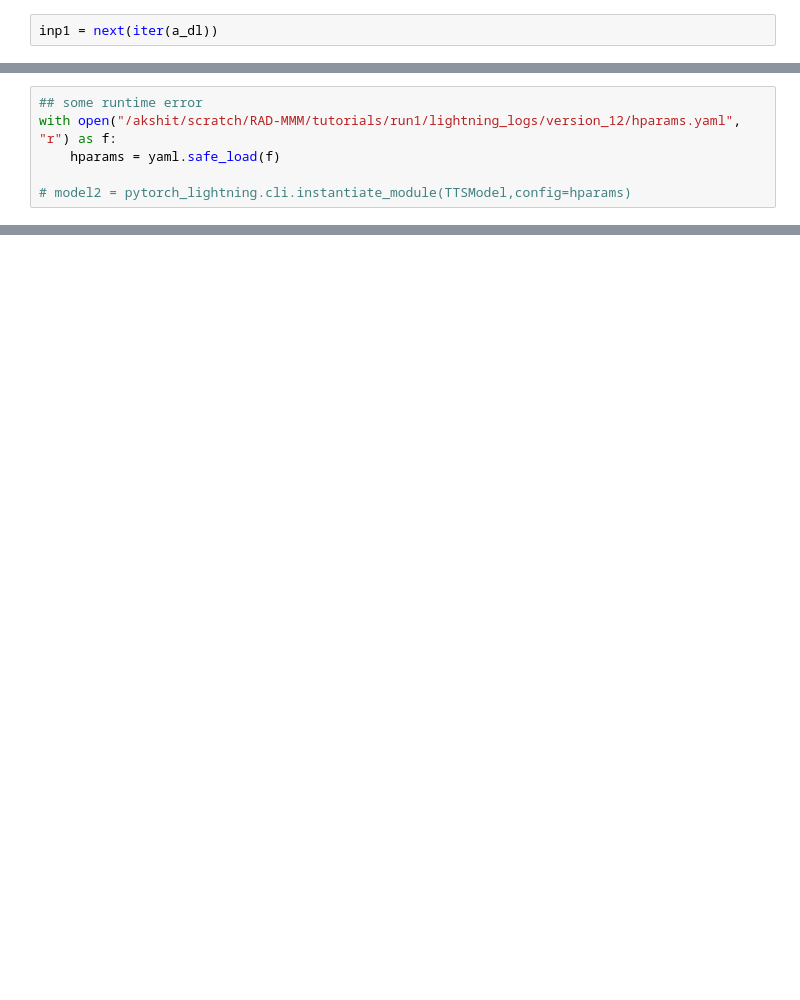
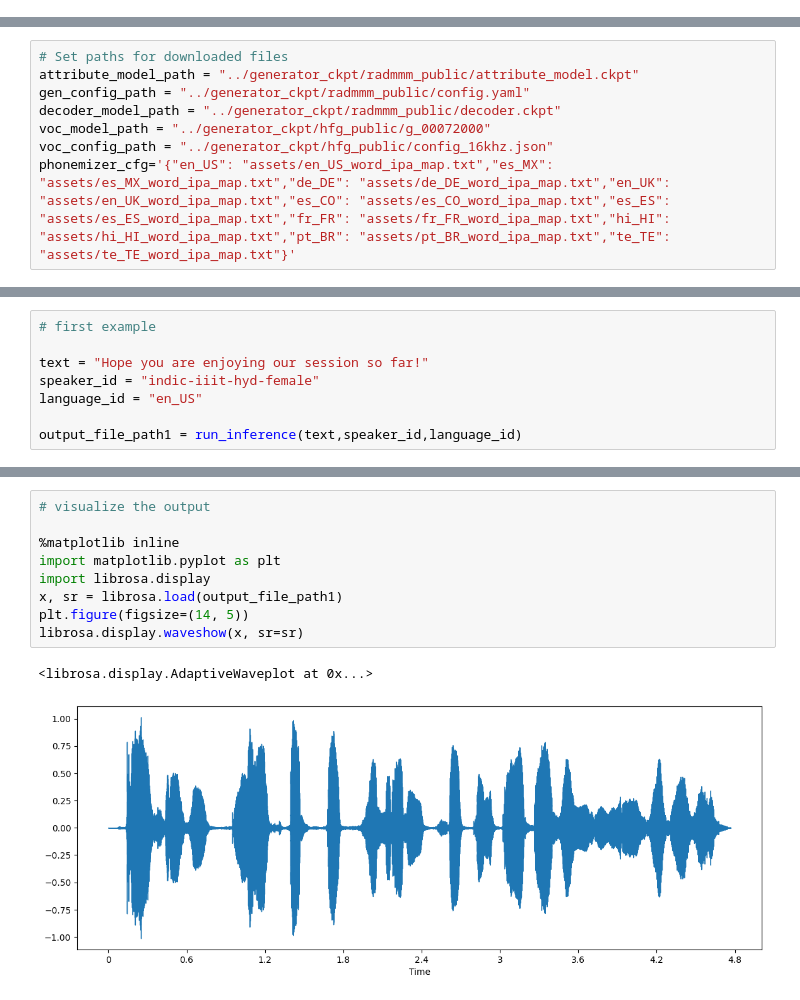
Before and after one commit to NVIDIA/RAD-MMM, a Jupyter notebook: inference.ipynb, the cells around one changed output, grey strips where cells are left out. Saved outputs shown, nothing was run; the diff lists cells and outputs as text; blank space fills up the shorter version.

Commit message:
updated inference notebook

```diff
--- a/inference.ipynb
+++ b/inference.ipynb
@@ -285,2 +0,0 @@ hey
-# %%
-inp1 = next(iter(a_dl))
@@ -317,6 +0,0 @@ resyn_input.keys()
-# %%
-## some runtime error
-with open("/akshit/scratch/RAD-MMM/tutorials/run1/lightning_logs/version_12/hparams.yaml", "r") as f:
-    hparams = yaml.safe_load(f)
-
-# model2 = pytorch_lightning.cli.instantiate_module(TTSModel,config=hparams)
@@ -417,0 +31,8 @@ resyn_input = {
+# %%
+# Set paths for downloaded files
+attribute_model_path = "../generator_ckpt/radmmm_public/attribute_model.ckpt"
+gen_config_path = "../generator_ckpt/radmmm_public/config.yaml"
+decoder_model_path = "../generator_ckpt/radmmm_public/decoder.ckpt"
+voc_model_path = "../generator_ckpt/hfg_public/g_00072000"
+voc_config_path = "../generator_ckpt/hfg_public/config_16khz.json"
+phonemizer_cfg='{"en_US": "assets/en_US_word_ipa_map.txt","es_MX": "assets/es_MX_word_ipa_map.txt","de_DE": "assets/de_DE_word_ipa_map.txt","en_UK": "assets/en_UK_word_ipa_map.txt","es_CO": "assets/es_CO_word_ipa_map.txt","es_ES": "assets/es_ES_word_ipa_map.txt","fr_FR": "assets/fr_FR_word_ipa_map.txt","hi_HI": "assets/hi_HI_word_ipa_map.txt","pt_BR": "assets/pt_BR_word_ipa_map.txt","te_TE": "assets/te_TE_word_ipa_map.txt"}'
@@ -417,0 +202,8 @@ resyn_input = {
+# %%
+# first example
+
+text = "Hope you are enjoying our session so far!"
+speaker_id = "indic-iiit-hyd-female"
+language_id = "en_US"
+
+output_file_path1 = run_inference(text,speaker_id,language_id)
@@ -417,0 +256,12 @@ resyn_input = {
+# %%
+# visualize the output
+
+%matplotlib inline
+import matplotlib.pyplot as plt
+import librosa.display
+x, sr = librosa.load(output_file_path1)
+plt.figure(figsize=(14, 5))
+librosa.display.waveshow(x, sr=sr)
+# %% [output]
+<librosa.display.AdaptiveWaveplot at 0x...>
+[figure, added]
```
Also changed, not shown: parts of 62 cells of this notebook, 8 other files.
